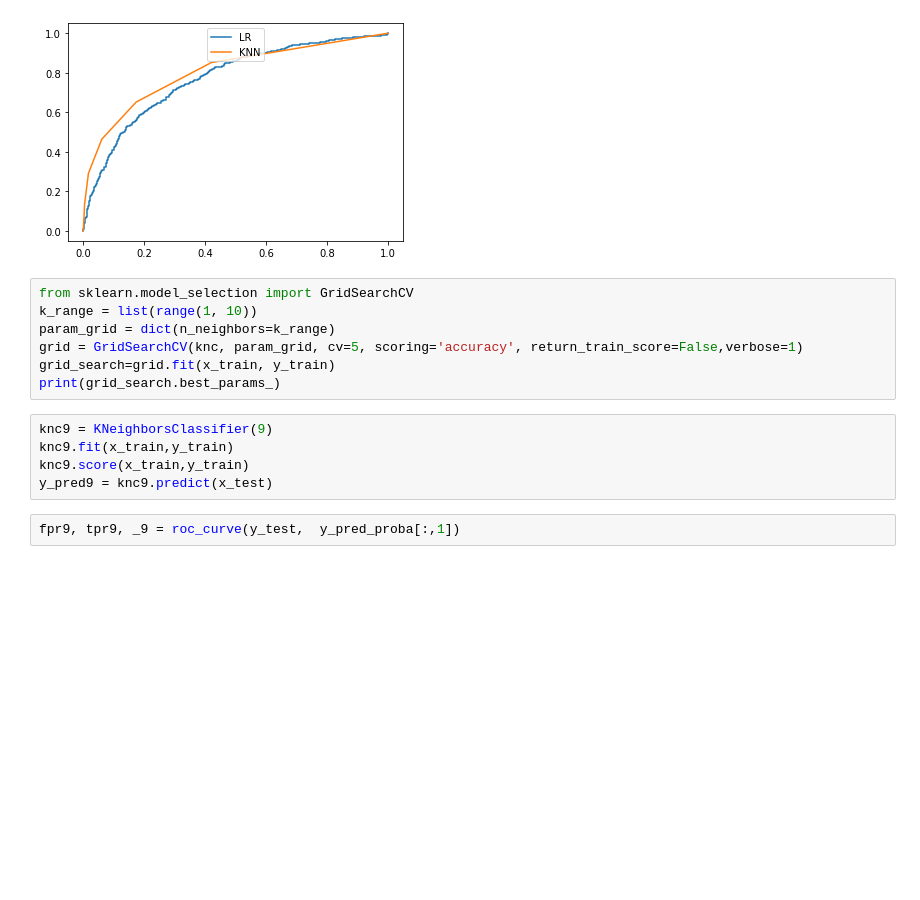
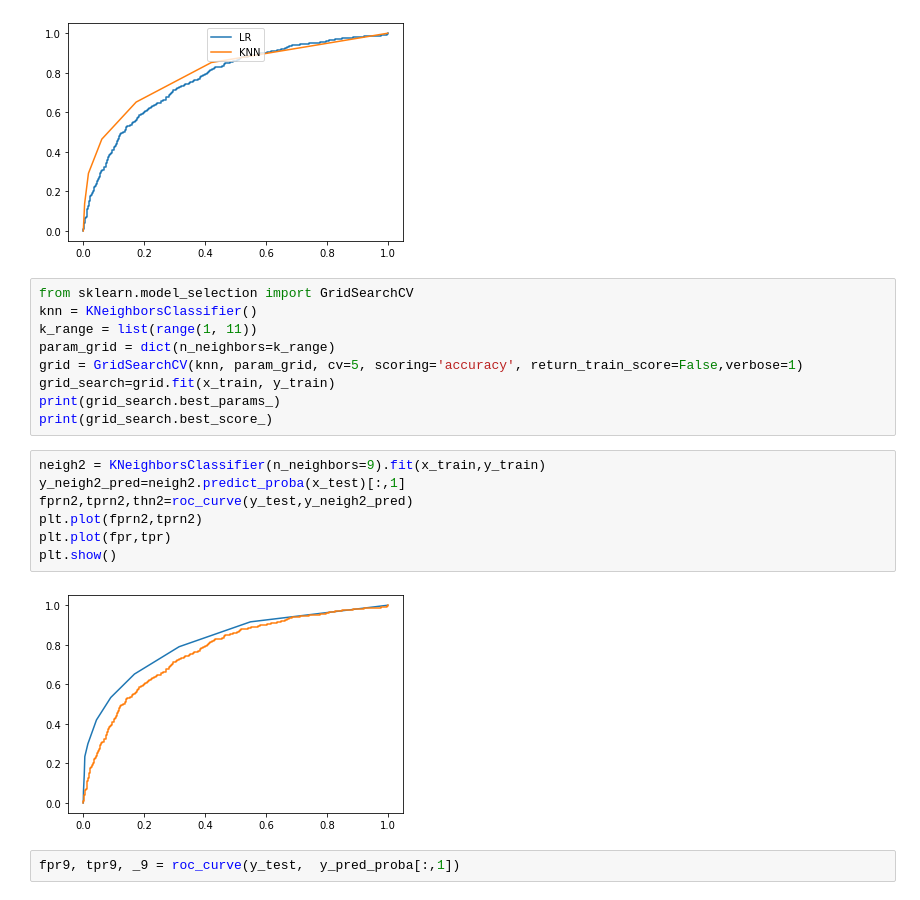
Before and after one commit to aws3ma/machine-learning, a Jupyter notebook: sc3.ipynb, the cells around one changed output. Saved outputs shown, nothing was run; the diff lists cells and outputs as text; blank space fills up the shorter version.

```diff
--- a/sc3.ipynb
+++ b/sc3.ipynb
@@ -270,16 +301,22 @@ plt.show()
 [figure]
 # %%
 from sklearn.model_selection import GridSearchCV
-k_range = list(range(1, 10))
+knn = KNeighborsClassifier()
+k_range = list(range(1, 11))
 param_grid = dict(n_neighbors=k_range)
-grid = GridSearchCV(knc, param_grid, cv=5, scoring='accuracy', return_train_score=False,verbose=1)
+grid = GridSearchCV(knn, param_grid, cv=5, scoring='accuracy', return_train_score=False,verbose=1)
 grid_search=grid.fit(x_train, y_train)
 print(grid_search.best_params_)
+print(grid_search.best_score_)
-# %%
-knc9 = KNeighborsClassifier(9)
-knc9.fit(x_train,y_train)
-knc9.score(x_train,y_train)
-y_pred9 = knc9.predict(x_test)
+# %%
+neigh2 = KNeighborsClassifier(n_neighbors=9).fit(x_train,y_train)
+y_neigh2_pred=neigh2.predict_proba(x_test)[:,1]
+fprn2,tprn2,thn2=roc_curve(y_test,y_neigh2_pred)
+plt.plot(fprn2,tprn2)
+plt.plot(fpr,tpr)
+plt.show()
+# %% [output]
+[figure, added]
 # %%
 fpr9, tpr9, _9 = roc_curve(y_test,  y_pred_proba[:,1])
 # %%
```
Also changed, not shown: parts of 7 cells of this notebook.
